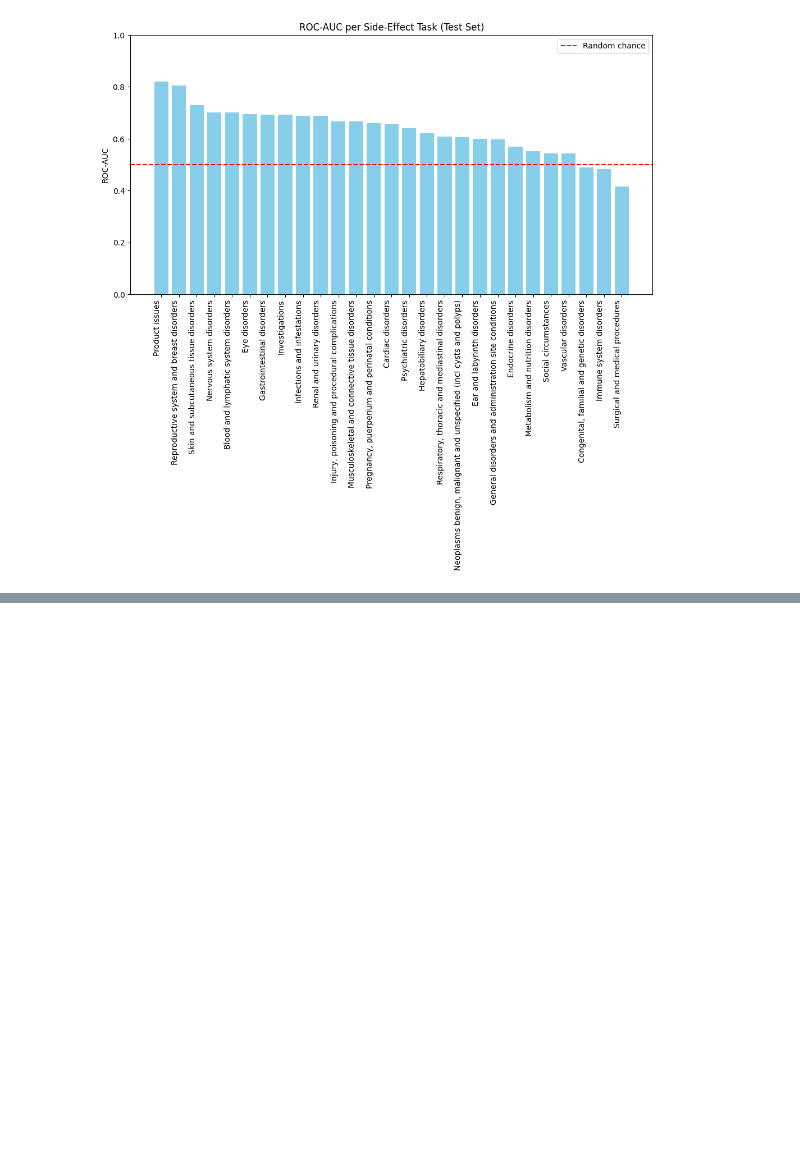
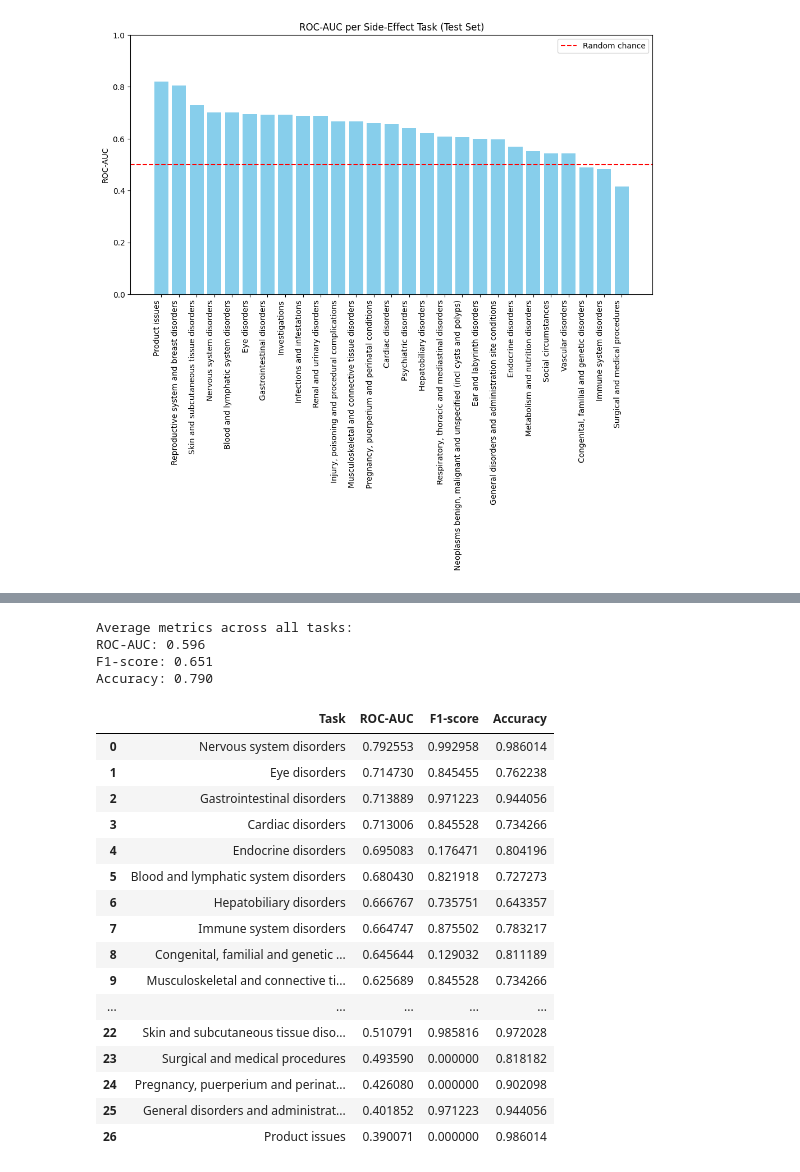
Before and after one commit to bbarthougatica/ChmInf, a Jupyter notebook: cheminf_latin.ipynb, the cells around one changed output, grey strips where cells are left out. Cells and saved outputs as stored; diff of their text form; code cells hidden in the pictures; blank space fills up the shorter version.

```diff
--- a/cheminf_latin.ipynb
+++ b/cheminf_latin.ipynb
@@ -699,0 +800,75 @@ plt.show()
+# %%
+from sklearn.ensemble import RandomForestClassifier
+from sklearn.multioutput import MultiOutputClassifier
+from sklearn.metrics import roc_auc_score, f1_score, accuracy_score
+import numpy as np
+import pandas as pd
+
+# Define and train the model
+base_rf = RandomForestClassifier(
+    n_estimators=200,
+    max_depth=None,
+    random_state=42,
+    n_jobs=-1
+)
+
+multi_rf = MultiOutputClassifier(base_rf, n_jobs=-1)
+multi_rf.fit(X_train, y_train)
+
+# Predict on validation set
+y_pred_proba = np.zeros_like(y_valid, dtype=float)
+y_pred_binary = np.zeros_like(y_valid, dtype=int)
+
+for i, estimator in enumerate(multi_rf.estimators_):
+    y_pred_proba[:, i] = estimator.predict_proba(X_valid)[:, 1]
+    y_pred_binary[:, i] = (y_pred_proba[:, i] > 0.5).astype(int)
+
+#Compute metrics per task
+results = []
+
+for i, task in enumerate(tasks):
+    roc_auc = roc_auc_score(y_valid[:, i], y_pred_proba[:, i])
+    f1 = f1_score(y_valid[:, i], y_pred_binary[:, i])
+    acc = accuracy_score(y_valid[:, i], y_pred_binary[:, i])
+
+    results.append({
+        "Task": task,
+        "ROC-AUC": roc_auc,
+        "F1-score": f1,
+        "Accuracy": acc
+    })
+
+# --- 4. Create summary DataFrame ---
+results_df = pd.DataFrame(results)
+results_df = results_df.sort_values(by="ROC-AUC", ascending=False).reset_index(drop=True)
+
+# --- 5. Compute global averages ---
+mean_metrics = results_df[["ROC-AUC", "F1-score", "Accuracy"]].mean().to_dict()
+print("Average metrics across all tasks:")
+for k, v in mean_metrics.items():
+    print(f"{k}: {v:.3f}")
+# %% [output]
+Average metrics across all tasks:
+ROC-AUC: 0.596
+F1-score: 0.651
+Accuracy: 0.790
+# %%
+display(results_df.head(28))
+# %% [output]
+|  | Task | ROC-AUC | F1-score | Accuracy |
+| 0 | Nervous system disorders | 0.792553 | 0.992958 | 0.986014 |
+| 1 | Eye disorders | 0.714730 | 0.845455 | 0.762238 |
+| 2 | Gastrointestinal disorders | 0.713889 | 0.971223 | 0.944056 |
+| 3 | Cardiac disorders | 0.713006 | 0.845528 | 0.734266 |
+| 4 | Endocrine disorders | 0.695083 | 0.176471 | 0.804196 |
+| 5 | Blood and lymphatic system disorders | 0.680430 | 0.821918 | 0.727273 |
+| 6 | Hepatobiliary disorders | 0.666767 | 0.735751 | 0.643357 |
+| 7 | Immune system disorders | 0.664747 | 0.875502 | 0.783217 |
+| 8 | Congenital, familial and genetic ... | 0.645644 | 0.129032 | 0.811189 |
+| 9 | Musculoskeletal and connective ti... | 0.625689 | 0.845528 | 0.734266 |
+| ... | ... | ... | ... | ... |
+| 22 | Skin and subcutaneous tissue diso... | 0.510791 | 0.985816 | 0.972028 |
+| 23 | Surgical and medical procedures | 0.493590 | 0.000000 | 0.818182 |
+| 24 | Pregnancy, puerperium and perinat... | 0.426080 | 0.000000 | 0.902098 |
+| 25 | General disorders and administrat... | 0.401852 | 0.971223 | 0.944056 |
+| 26 | Product issues | 0.390071 | 0.000000 | 0.986014 |
```
Also changed, not shown: parts of 17 cells of this notebook.
